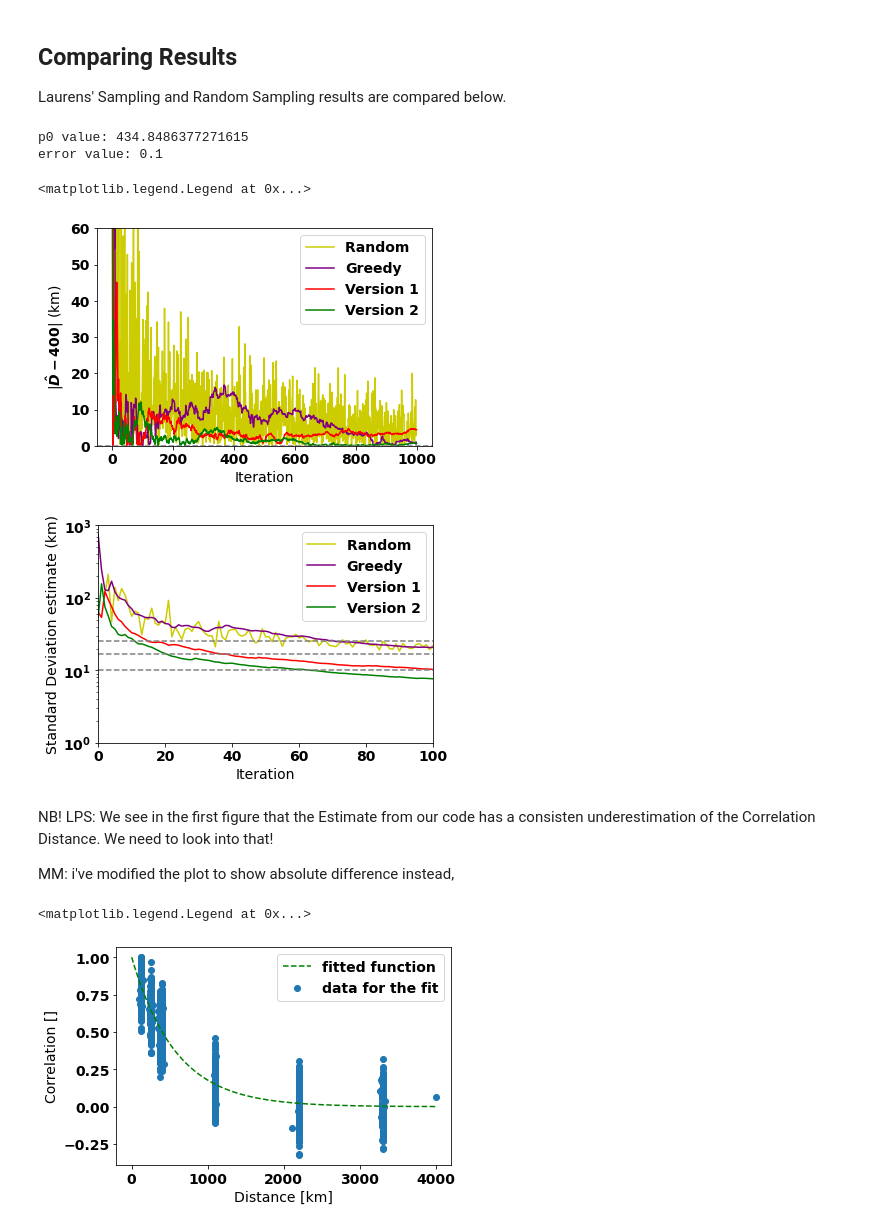
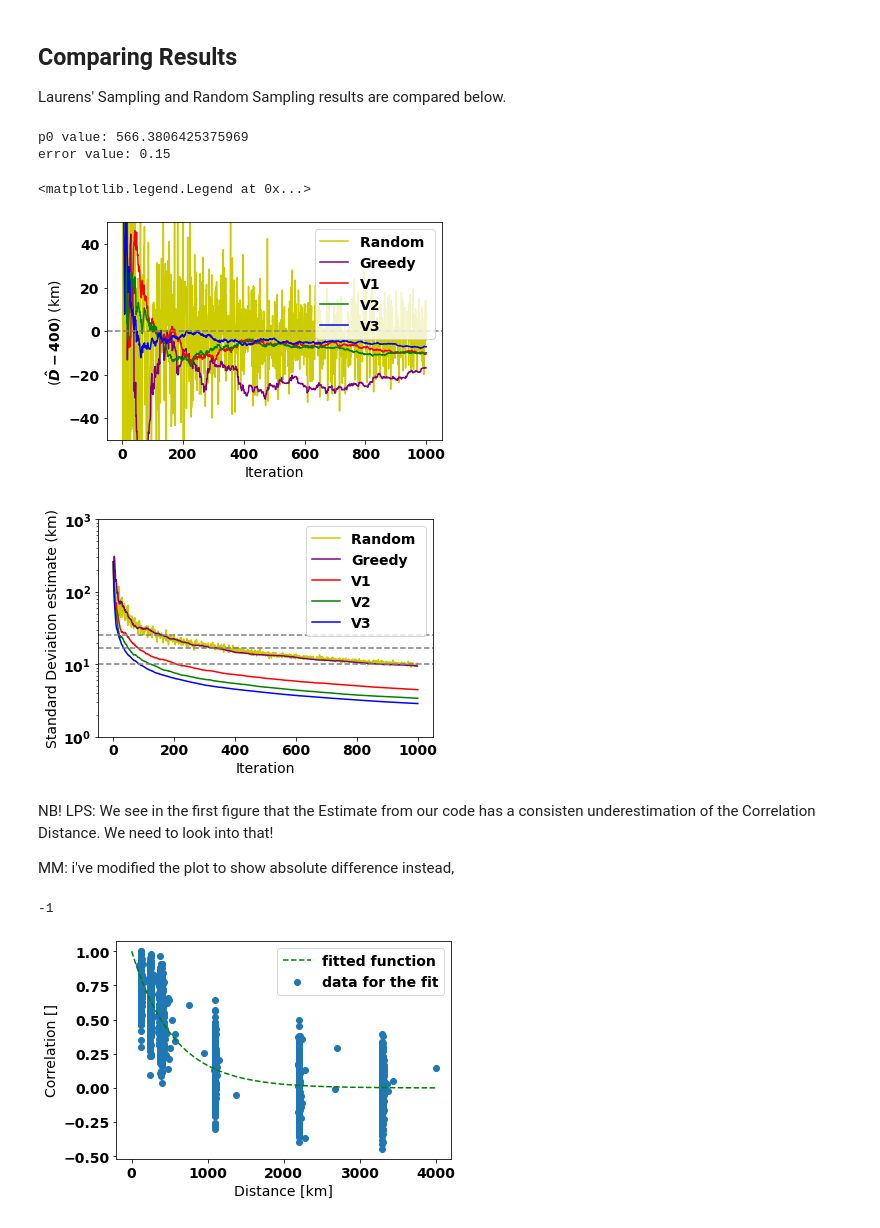
Before and after one commit to mustafa-majid-uu/curvefit_sampling, a Jupyter notebook: sampling_v2.ipynb, the cells around one changed output. Cells and saved outputs as stored; diff of their text form; code cells hidden in the pictures.

Commit message:
fixed randomness seed and added V3

```diff
--- a/sampling_v2.ipynb
+++ b/sampling_v2.ipynb
@@ -24,13 +25,13 @@ The following are two of the functions used for the experiment. The first is the
 
 The second function calls the first to generate a value of $\rho$ for a given $d$ value input. The parameter $D$ is fixed as 400 for data generation. The noise is simulated by adding a value to $\rho$ that was sampled from a normal distribution with mean = 0 and standard deviation taken as an input. The standard deviation is chosen to be small enough to not cause deviations from the negative exponential curve, but should be big enough to introduce adequate noise in the results.
 # %%
-#np.random.seed(0)
+np.random.seed(0)
 
 # LPS: I've un-hardcoded the true value as we might want to play with this later.
 ValueTRUE = 400
 
 #set standard error, e
-e = 0.1
+e = 0.15
 
 #function to calculate correlation (rho) for distance to cell, d, and correlation distance, D
 def cordist(d,D):
@@ -228,7 +229,7 @@ for i in range(1,iterations):
 # %%
 Dhat_arr2 = []
 cov_arr2 = []
-#np.random.seed(0)
+np.random.seed(0)
 
 # LPS: I've now made the bounds a constant that you can change easily
 LowerBound = 100
@@ -277,9 +278,9 @@ for i in range(1,iterations):
     y.append(rho_mid_Dhat)
 
     if Dhat_arr2[i] < Dhat_arr2[i-1]: #take two distances between Dhat[i] and 100. We used mean for one distance, but for two we will use 1st and 3rd quartile.
-        q1 = (Dhat_arr[i]+LowerBound)*0.25
+        q1 = (Dhat_arr2[i]+LowerBound)*0.25
         q1_rho = generate_value(q1,e)
-        q3 = (Dhat_arr[i]+LowerBound)*0.75
+        q3 = (Dhat_arr2[i]+LowerBound)*0.75
         q3_rho = generate_value(q3,e)
 
 
@@ -311,7 +418,8 @@ for i in range(1,iterations):
 <h2>Greedy Sampling: Baseline</h2>
 The following code is to demonstrate the midpoint generation. Note that the smallest interval is not always chosen to ensure the samples generated are not all on one extreme.
 # %%
-
+np.random.seed(0)
+random.seed(0)
 def greedy_sampling(l): #return midpoints for
     q = deque() #queue data structure to efficiently push and pop elements
     q.append([l]) #add bounds to the queue
@@ -334,9 +442,3 @@ def greedy_sampling(l): #return midpoints for
         if len(q[0]) == 0: #if list with maximal distance is empty, use the next list as maximal distance and increase the power of 2
             q.popleft()
             exponent +=1 #this affects the power of two above
-
-res = [1,9]
-outcomes = greedy_sampling(res)
-for i in range(0,(1+2+4)):
-    res.append(next(outcomes))
-print(res)
@@ -389,50 +492,53 @@ print("p0 value:",rp0)
 print("error value:",e)
 
 def absdiff(i):
-    return abs(i-ValueTRUE)
+    return (i-ValueTRUE)
 
 #plot difference from true value
 Dhat_arr_rnd_diff = [absdiff(i) for i in Dhat_arr_rnd]
 Dhat_arr_diff = [absdiff(i) for i in Dhat_arr]
 Dhat_arr2_diff = [absdiff(i) for i in Dhat_arr2]
+Dhat_arr3_diff = [absdiff(i) for i in Dhat_arr3]
 Dhat_greedy_diff = [absdiff(i) for i in Dhat_greedy]
 
 #plot absolute difference (Dhat and actual true value of D)
 plt.figure(8)
 plt.plot(sample_size,Dhat_arr_rnd_diff, c=(204/255, 204/255, 0/255) )
 plt.plot(i_arr2,Dhat_greedy_diff,c='purple')
 plt.plot(i_arr,Dhat_arr_diff, c='red' )
 plt.plot(i_arr,Dhat_arr2_diff, c='green' )
+plt.plot(i_arr,Dhat_arr3_diff, c='blue' )
 plt.axhline(y=0, color='gray', linestyle='--')
-plt.ylim([-0,+60])
-plt.ylabel('|$\hat{D} - 400$| (km)')
+plt.ylim([-50,+50])
+plt.ylabel('($\hat{D} - 400$) (km)')
 plt.xlabel('Iteration')
 #plt.xlim(0,100)
-plt.legend(('Random ','Greedy','Version 1','Version 2'),loc="upper right")
+plt.legend(('Random ','Greedy','V1','V2','V3'),loc="upper right")
 
 
 #plot standard deviation for the algorithms
 plt.figure(6)
 plt.plot(sample_size,cov_arr_rnd, c=(204/255, 204/255, 0/255) )
 plt.plot(i_arr2,Var_greedy,c='purple')
 plt.plot(i_arr,cov_arr, c='red' )
 plt.plot(i_arr,cov_arr2, c='green' )
+plt.plot(i_arr,cov_arr3, c='blue' )
 plt.axhline(y=(10), color='gray', linestyle='--')
 plt.axhline(y=(25), color='gray', linestyle='--')
 plt.axhline(y=(17), color='gray', linestyle='--')
 
 plt.yscale('log')
 plt.ylim([10**0,10**3])
 plt.ylabel('Standard Deviation estimate (km)') # LPS: As there is only one variable, this is the variance of this variable.
 plt.xlabel('Iteration')
-plt.xlim(0,100)
-plt.legend(('Random ','Greedy','Version 1','Version 2'),loc="upper right")
+#plt.xlim(0,100)
+plt.legend(('Random ','Greedy','V1','V2','V3'),loc="upper right")
 # %% [output]
-p0 value: 434.8486377271615
-error value: 0.1
+p0 value: 566.3806425375969
+error value: 0.15
 <matplotlib.legend.Legend at 0x...>
-[figure, old version]
+[figure, new version]
-[figure, old version]
+[figure, new version]
 # %% [markdown]
 NB! LPS: We see in the first figure that the Estimate from our code has a consisten underestimation of the Correlation Distance. We need to look into that!
 
@@ -445,6 +551,8 @@ plt.plot(np.arange(4000), cordist(np.arange(4000), *params), 'g--',label='fitted
 plt.ylabel('Correlation []')
 plt.xlabel('Distance [km]')
 plt.legend(loc="upper right")
+
+print(switch)
 # %% [output]
-<matplotlib.legend.Legend at 0x...>
+-1
-[figure, old version]
+[figure, new version]
```
Also changed, not shown: parts of 10 cells of this notebook, 1 other file.
